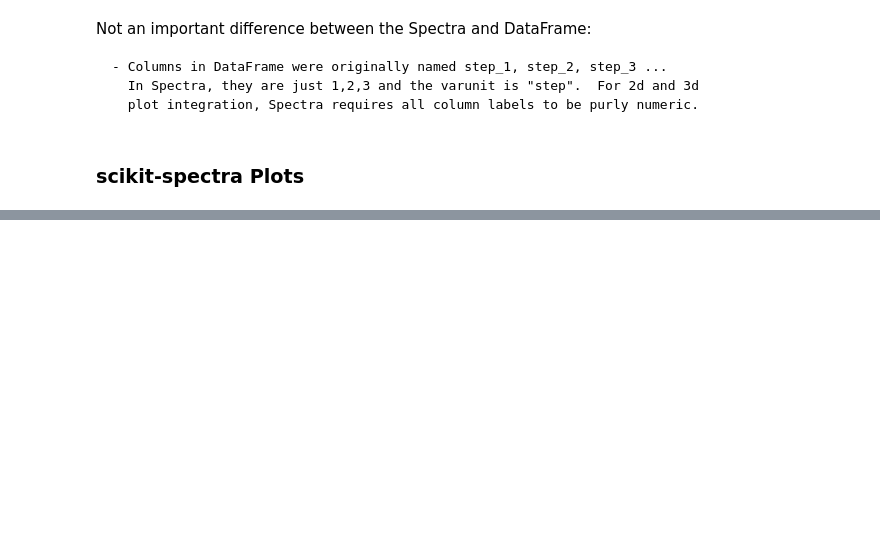
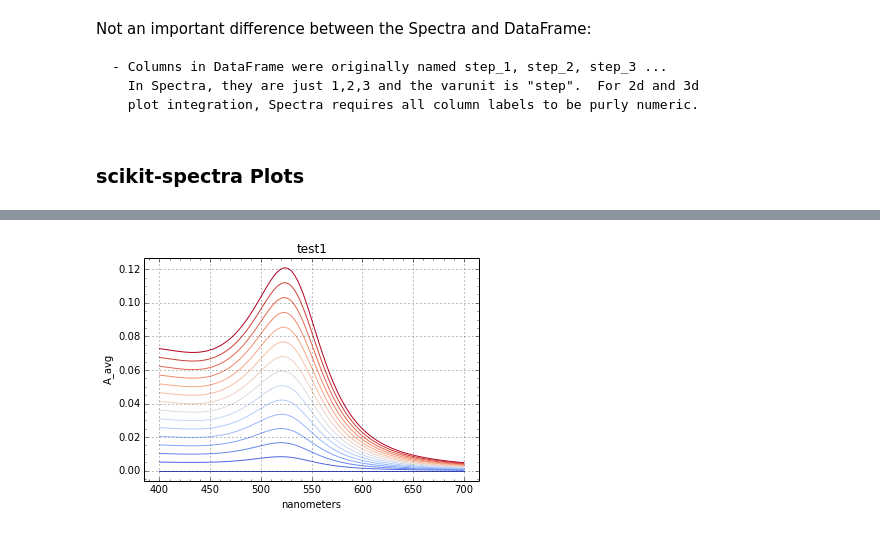
Before and after one commit to hughesadam87/PAME, a Jupyter notebook: Simulations/simtutorial.ipynb, the cells around one changed output, grey strips where cells are left out. Cells and saved outputs as stored; diff of their text form; code cells hidden in the pictures; blank space fills up the shorter version.

```diff
--- a/Simulations/simtutorial.ipynb
+++ b/Simulations/simtutorial.ipynb
@@ -375,0 +324,3 @@ WARNING:skspec.core.spectra:Spectrum does not have subtracted baseline; could af
+# %%
+spectra.plot();
+# %% [output]
@@ -375,0 +328 @@ WARNING:skspec.core.spectra:Spectrum does not have subtracted baseline; could af
+[figure, added]
```
Also changed, not shown: parts of 15 cells of this notebook, 2 other files.
